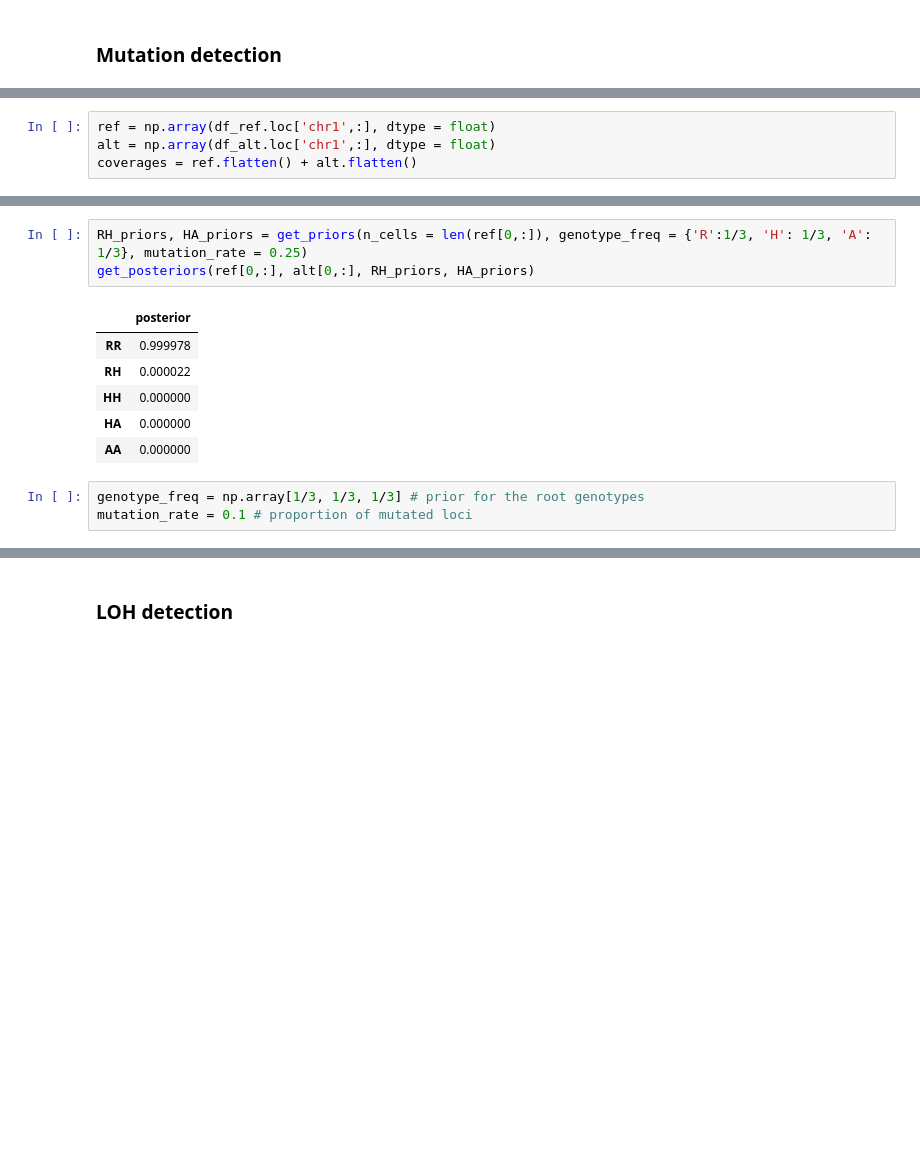
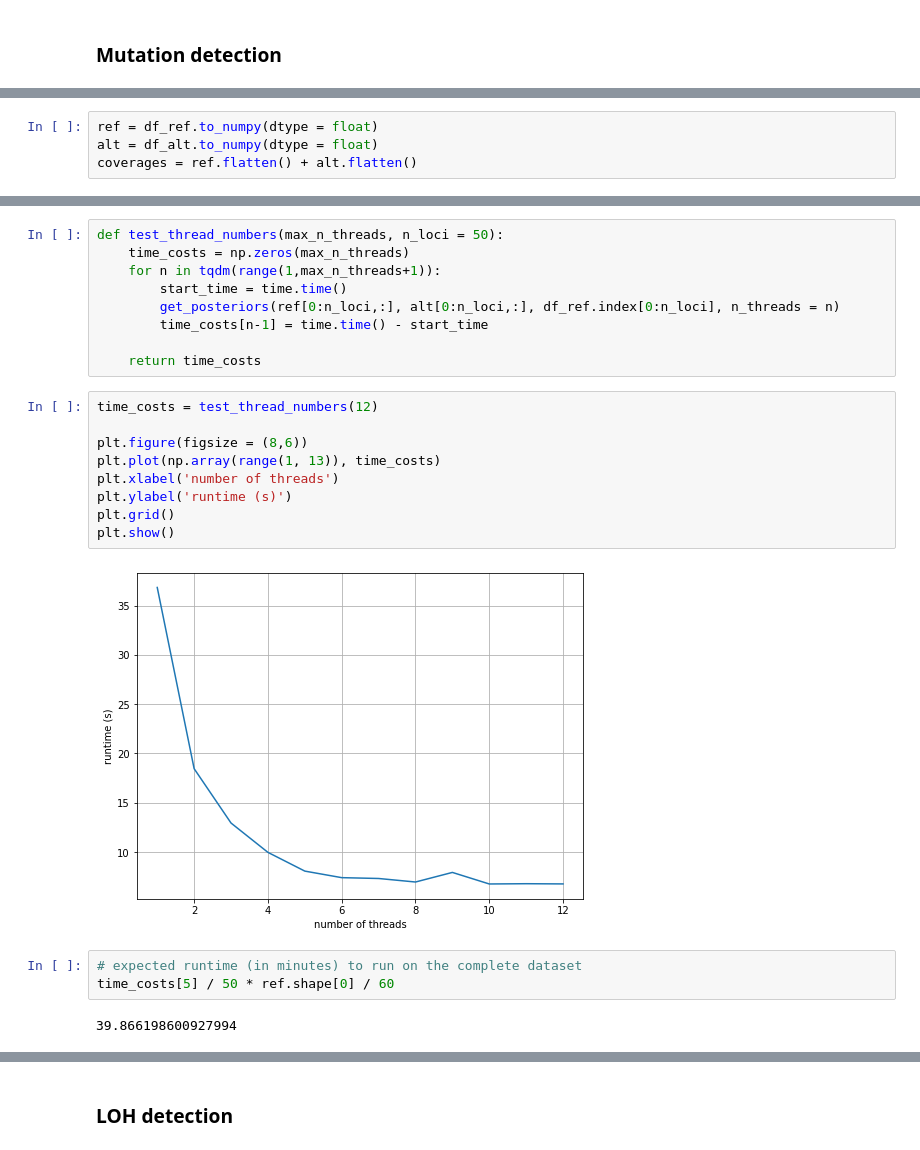
Before and after one commit to Tigecycline/lab_rotation, a Jupyter notebook: test.ipynb, the cells around one changed output, grey strips where cells are left out. Cells and saved outputs as stored; diff of their text form; blank space fills up the shorter version.

Commit message:
Improved Algorithm to calculate posteriors, with utilization of multiprocessing. Corrected some errors in the theory. Moved some functions to separate files.

```diff
--- a/test.ipynb
+++ b/test.ipynb
@@ -173,4 +167,4 @@ plt.show()
 # %%
-ref = np.array(df_ref.loc['chr1',:], dtype = float)
-alt = np.array(df_alt.loc['chr1',:], dtype = float)
+ref = df_ref.to_numpy(dtype = float)
+alt = df_alt.to_numpy(dtype = float)
 coverages = ref.flatten() + alt.flatten()
@@ -308,13 +171,25 @@ def get_posteriors(ref, alt, RH_priors, HA_priors):
-# %%
-RH_priors, HA_priors = get_priors(n_cells = len(ref[0,:]), genotype_freq = {'R':1/3, 'H': 1/3, 'A': 1/3}, mutation_rate = 0.25)
-get_posteriors(ref[0,:], alt[0,:], RH_priors, HA_priors)
-# %% [output]
-|  | posterior |
-| RR | 0.999978 |
-| RH | 0.000022 |
-| HH | 0.000000 |
-| HA | 0.000000 |
-| AA | 0.000000 |
-# %%
-genotype_freq = np.array[1/3, 1/3, 1/3] # prior for the root genotypes
-mutation_rate = 0.1 # proportion of mutated loci
+# %%
+def test_thread_numbers(max_n_threads, n_loci = 50):
+    time_costs = np.zeros(max_n_threads)
+    for n in tqdm(range(1,max_n_threads+1)):
+        start_time = time.time()
+        get_posteriors(ref[0:n_loci,:], alt[0:n_loci,:], df_ref.index[0:n_loci], n_threads = n)
+        time_costs[n-1] = time.time() - start_time
+
+    return time_costs
+# %%
+time_costs = test_thread_numbers(12)
+
+plt.figure(figsize = (8,6))
+plt.plot(np.array(range(1, 13)), time_costs)
+plt.xlabel('number of threads')
+plt.ylabel('runtime (s)')
+plt.grid()
+plt.show()
+# %% [output]
+[figure, added]
+# %%
+# expected runtime (in minutes) to run on the complete dataset
+time_costs[5] / 50 * ref.shape[0] / 60
+# %% [output]
+39.866198600927994
```
Also changed, not shown: parts of 23 cells of this notebook, 4 other files.
